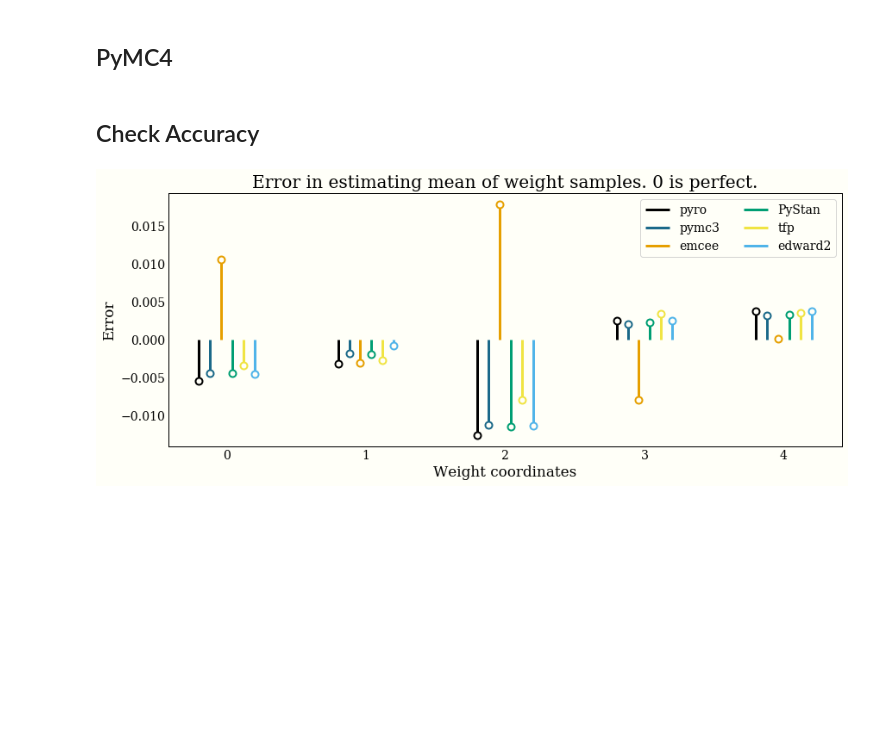
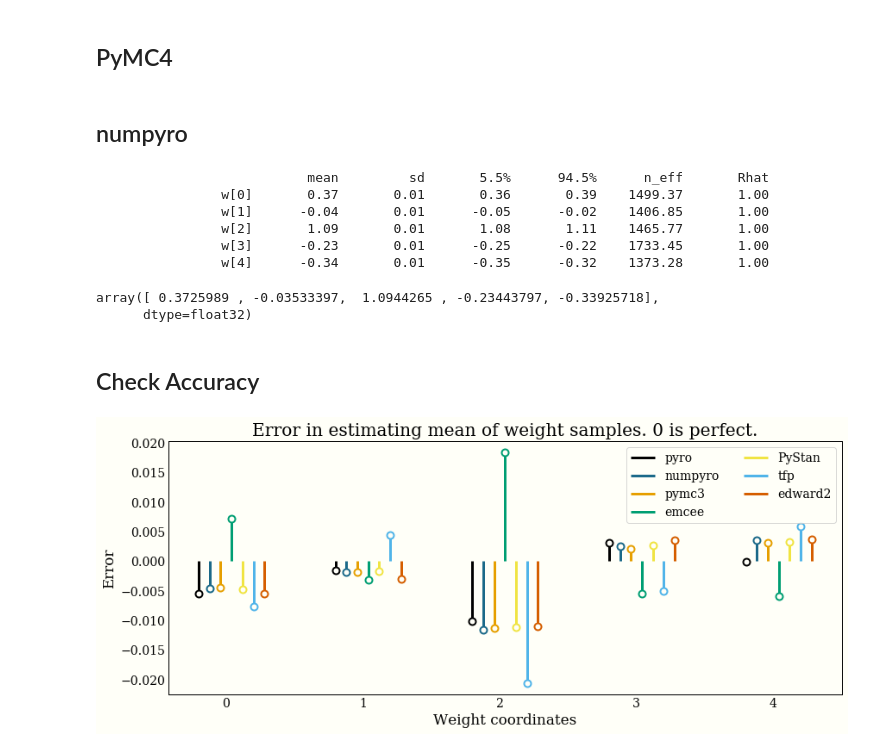
Before and after one commit to ColCarroll/ppl-api, a Jupyter notebook: notebooks/different_ppls.ipynb, the cells around one changed output. Drawn from its saved outputs; the diff is of its cells as text; code cells hidden in the pictures; blank space fills up the shorter version.

```diff
--- a/notebooks/different_ppls.ipynb
+++ b/notebooks/different_ppls.ipynb
@@ -207,9 +207,9 @@ def model(X):
     return y
 
 hmc_kernel = HMC(model, step_size=0.0855, num_steps=4)
-mcmc = MCMC(hmc_kernel, num_samples=1_000, warmup_steps=500)
+py_mcmc = MCMC(hmc_kernel, num_samples=1_000, warmup_steps=500)
 
-mcmc = mcmc.run(torch.as_tensor(X, dtype=torch.float32))
+py_mcmc = py_mcmc.run(torch.as_tensor(X, dtype=torch.float32))
 # %%
 pyro.__version__
 # %% [output]
@@ -283,3 +283,5 @@ import pymc4
 def linear_model():
     w = yield pymc4.distributions.Normal('w', mu=np.zeros((5, 1)), sigma=1.)
     y = yield pymc4.distributions.Normal('y', mu=tf.matmul(X, w), sigma=0.1)
+# %% [markdown]
+## numpyro
@@ -286,32 +297,71 @@ def linear_model():
+# %%
+import jax.numpy as jnp
+from jax import random
+from jax.config import config; config.update("jax_platform_name", "cpu")
+
+import numpyro.distributions as dist
+from numpyro.handlers import sample
+from numpyro.hmc_util import initialize_model
+from numpyro.mcmc import mcmc
+
+
+
+def model(X):
+    w = sample('w', dist.Normal(jnp.zeros(ndims), jnp.ones(ndims)))
+    y = sample('y', dist.Normal(jnp.matmul(X, w), 0.1 * jnp.ones(ndata)), obs=y_obs)
+
+rng = random.PRNGKey(0)
+
+init_params, potential_fn, constrain_fn = initialize_model(rng, model, X=X)
+num_warmup, num_samples = 1000, 2000
+
+# Run NUTS.
+npyro_samples = mcmc(num_warmup, num_samples, init_params,
+                 potential_fn=potential_fn,
+                 trajectory_length=10,
+                 constrain_fn=constrain_fn)
+# %% [output]
+                           mean         sd       5.5%      94.5%      n_eff       Rhat
+                w[0]       0.37       0.01       0.36       0.39    1499.37       1.00
+                w[1]      -0.04       0.01      -0.05      -0.02    1406.85       1.00
+                w[2]       1.09       0.01       1.08       1.11    1465.77       1.00
+                w[3]      -0.23       0.01      -0.25      -0.22    1733.45       1.00
+                w[4]      -0.34       0.01      -0.35      -0.32    1373.28       1.00
+# %%
+npyro_samples['w'].mean(axis=0)
+# %% [output]
+array([ 0.3725989 , -0.03533397,  1.0944265 , -0.23443797, -0.33925718],
+      dtype=float32)
 # %% [markdown]
 ## Check Accuracy
 # %%
 true = np.linalg.inv(X.T.dot(X) + np.eye(5)).dot(X.T.dot(y_obs))
 
 outputs = {
-    'pyro': np.array([t.nodes['w']['value'].numpy() for t in mcmc.exec_traces]).mean(axis=0),
+    'pyro': np.array([t.nodes['w']['value'].numpy() for t in py_mcmc.exec_traces]).mean(axis=0),
+    'numpyro': npyro_samples['w'].mean(axis=0),
     'pymc3': trace['w'].mean(axis=0),
     'emcee': sampler.chain.mean(axis=0).mean(axis=0),
     'PyStan': list(fit.extract('w').values())[0].mean(axis=0),
     'tfp': tf.reduce_mean(samples, axis=0).numpy(),
     'edward2': tf.reduce_mean(ed_samples, axis=0).numpy(),
 
 }
 
 fig, ax = plt.subplots(figsize=(12, 5), constrained_layout=True)
 bg = ax.get_facecolor()
 
 offset = 0.4
 
 for idx, (name, value) in enumerate(outputs.items()):
     x = np.arange(5) + (idx * offset / 5 - offset / 2)
     y = true - value.flatten()
     ax.vlines(x, 0, y, label=name, color=f'C{idx}')
     ax.plot(x, y, 'o', color=f'C{idx}', mfc=bg)
 
 ax.set_title('Error in estimating mean of weight samples. 0 is perfect.')
 ax.set_ylabel('Error')
 ax.set_xlabel('Weight coordinates')
 ax.legend(ncol=2);
 # %% [output]
-[figure, old version]
+[figure, new version]
```
Also changed, not shown: parts of 2 cells of this notebook, 2 other files.
